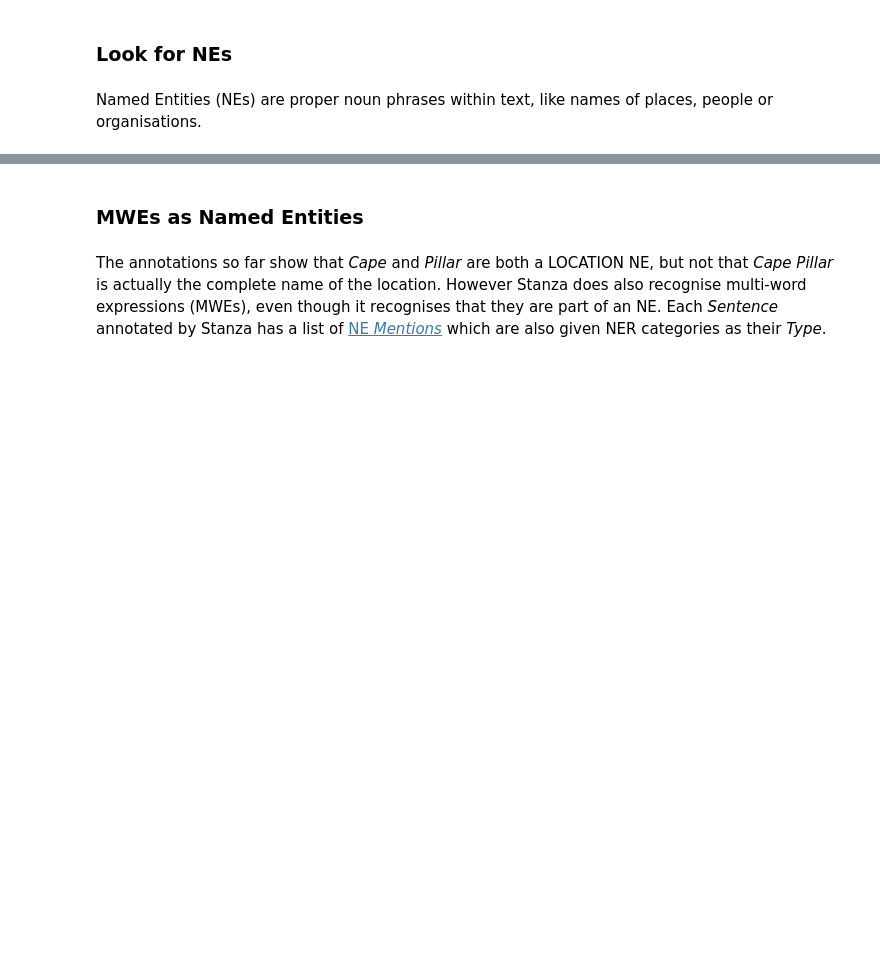
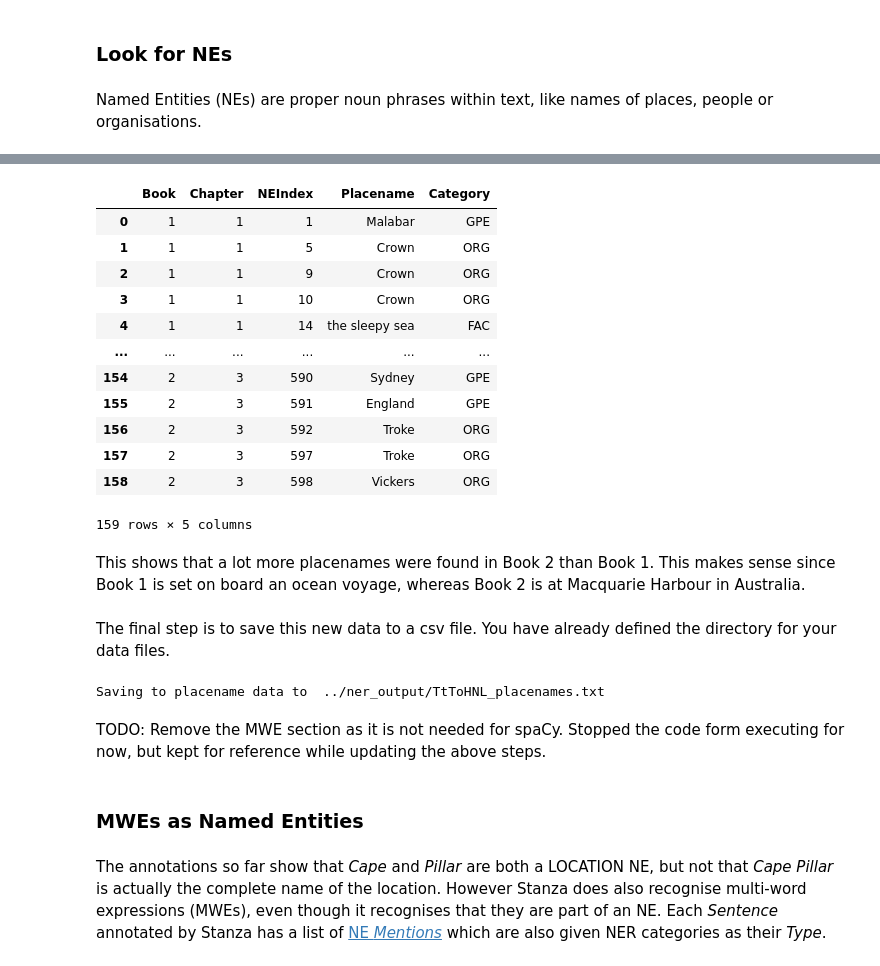
Before and after one commit to Australian-Text-Analytics-Platform/geolocation-tools-workshop, a Jupyter notebook: Notebooks/atap_geolocation_workshop.ipynb, the cells around one changed output, grey strips where cells are left out. Drawn from its saved outputs; the diff is of its cells as text; code cells hidden in the pictures; blank space fills up the shorter version.

```diff
--- a/Notebooks/atap_geolocation_workshop.ipynb
+++ b/Notebooks/atap_geolocation_workshop.ipynb
@@ -217,0 +132,2 @@ IDEOLOGY, NATIONALITY, RELIGION, STATE_OR_PROVINCE, TITLE, URL</li>
+# %%
+nlp = spacy.load("en_core_web_sm")
@@ -217,0 +496,2 @@ IDEOLOGY, NATIONALITY, RELIGION, STATE_OR_PROVINCE, TITLE, URL</li>
+# %%
+PLACENAME_CATEGORIES = ["LOC", "GPE", "FAC", "ORG"]
@@ -217,0 +509,38 @@ IDEOLOGY, NATIONALITY, RELIGION, STATE_OR_PROVINCE, TITLE, URL</li>
+# %%
+import spacy
+
+nlp = spacy.load("en_core_web_sm")
+
+
+i=0 # counter of the entities
+for b in BOOKS:
+    for c in CHAPTERS:
+        filename = "FtToHNL_BOOK_"+str(b)+"_CHAPTER_"+str(c)+".txt"
+        # set the specific path for the 'filename'
+        textlocation = os.path.normpath(os.path.join(text_directory, filename))
+        text_filename = os.path.basename(textlocation)
+
+        # read this chapter
+        text = open(textlocation, encoding="utf-8").read()
+        print("Working on |",filename)
+
+        # run spaCy
+        doc = nlp(text)
+
+        # document level
+        ents = [(e.text, e.start_char, e.end_char, e.label_) for e in doc.ents]
+
+        # token level
+        for e in doc.ents:
+            if e.label_ in PLACENAME_CATEGORIES: # filter out MONEY, DATE etc
+                print("{:5}\t\t{:30s}\t{}".format(i+1,e.text, e.label_))
+
+                # find the placenames according to spaCy
+                new_placename = {'Book':b,
+                                'Chapter':c,
+                                'NEIndex':i,
+                                'Placename':e.text,
+                                'Category':e.label_}
+                placenames = placenames.append(new_placename, ignore_index=True)
+
+            i=i+1 # entity counter
@@ -217,0 +565,27 @@ IDEOLOGY, NATIONALITY, RELIGION, STATE_OR_PROVINCE, TITLE, URL</li>
+# %%
+placenames
+# %% [output]
+|  | Book | Chapter | NEIndex | Placename | Category |
+| 0 | 1 | 1 | 1 | Malabar | GPE |
+| 1 | 1 | 1 | 5 | Crown | ORG |
+| 2 | 1 | 1 | 9 | Crown | ORG |
+| 3 | 1 | 1 | 10 | Crown | ORG |
+| 4 | 1 | 1 | 14 | the sleepy sea | FAC |
+| ... | ... | ... | ... | ... | ... |
+| 154 | 2 | 3 | 590 | Sydney | GPE |
+| 155 | 2 | 3 | 591 | England | GPE |
+| 156 | 2 | 3 | 592 | Troke | ORG |
+| 157 | 2 | 3 | 597 | Troke | ORG |
+| 158 | 2 | 3 | 598 | Vickers | ORG |
+159 rows × 5 columns
+# %% [markdown]
+This shows that a lot more placenames were found in Book 2 than Book 1. This makes sense since Book 1 is set on board an ocean voyage, whereas Book 2 is at Macquarie Harbour in Australia.
+# %% [markdown]
+The final step is to save this new data to a csv file. You have already defined the directory for your data files.
+# %%
+filename = "TtToHNL_placenames.txt"
+save_location = os.path.normpath(os.path.join(csv_directory, filename))
+save_filename = os.path.basename(save_location)
+print("Saving to placename data to ",save_location)
+# %% [output]
+Saving to placename data to  ../ner_output/TtToHNL_placenames.txt
@@ -218,3 +594,6 @@ IDEOLOGY, NATIONALITY, RELIGION, STATE_OR_PROVINCE, TITLE, URL</li>
+# %% [markdown]
+TODO: Remove the MWE section as it is not needed for spaCy.
+Stopped the code form executing for now, but kept for reference while updating the above steps.
 # %% [markdown]
 ### MWEs as Named Entities  <a class="anchor" id="section-mwes"></a>
 # %% [markdown]
```
Also changed, not shown: parts of 109 cells of this notebook.
